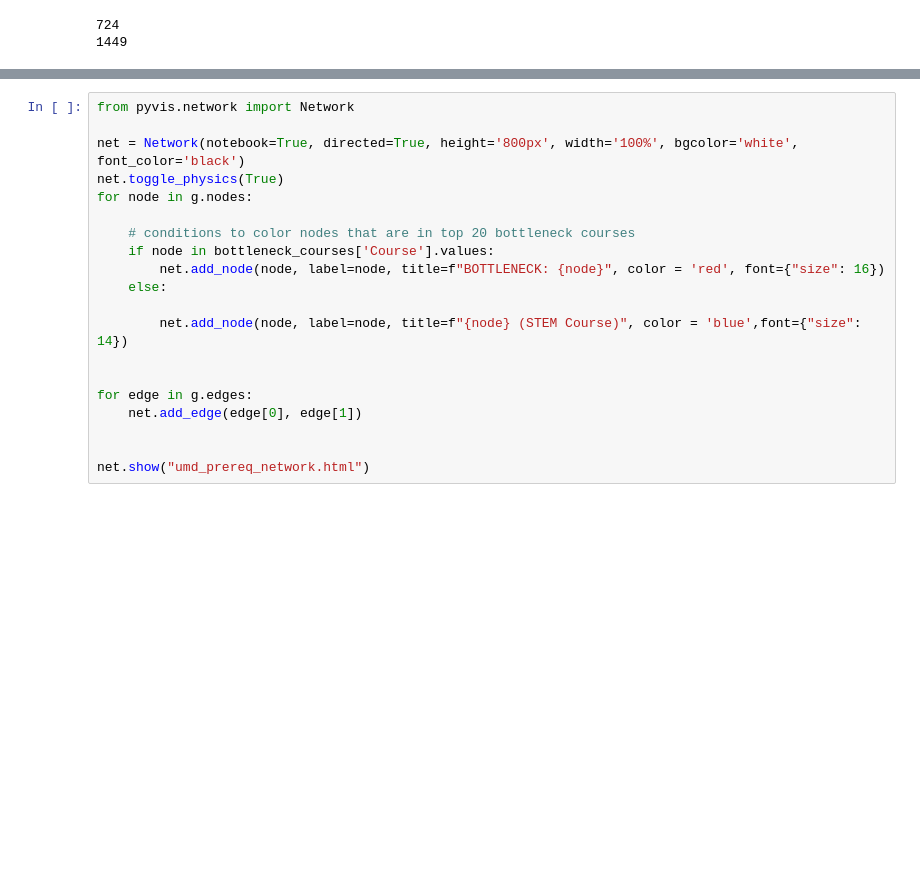
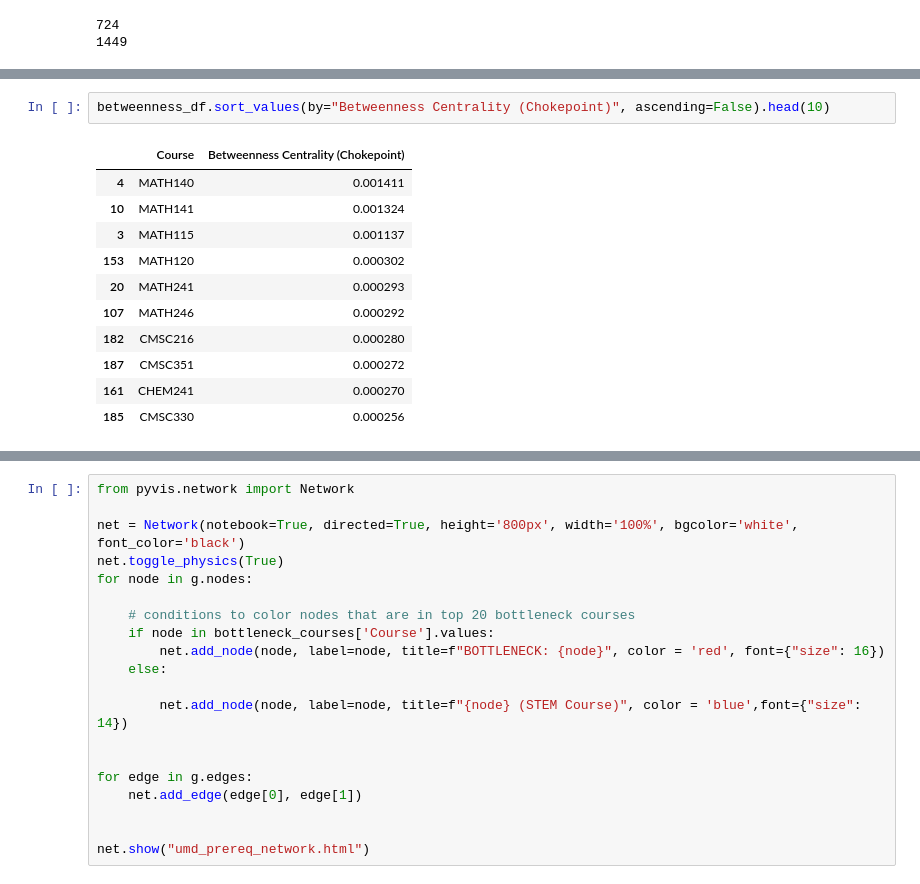
Before and after one commit to lexinlevan1/NetworkAnalysis_MedStudies, a Jupyter notebook: analysis.ipynb, the cells around one changed output, grey strips where cells are left out. Drawn from its saved outputs; the diff is of its cells as text; blank space fills up the shorter version.

```diff
--- a/analysis.ipynb
+++ b/analysis.ipynb
@@ -189,0 +206,14 @@ bottleneck_courses
+# %%
+betweenness_df.sort_values(by="Betweenness Centrality (Chokepoint)", ascending=False).head(10)
+# %% [output]
+|  | Course | Betweenness Centrality (Chokepoint) |
+| 4 | MATH140 | 0.001411 |
+| 10 | MATH141 | 0.001324 |
+| 3 | MATH115 | 0.001137 |
+| 153 | MATH120 | 0.000302 |
+| 20 | MATH241 | 0.000293 |
+| 107 | MATH246 | 0.000292 |
+| 182 | CMSC216 | 0.000280 |
+| 187 | CMSC351 | 0.000272 |
+| 161 | CHEM241 | 0.000270 |
+| 185 | CMSC330 | 0.000256 |
```
Also changed, not shown: parts of 3 cells of this notebook, 1 other file.
